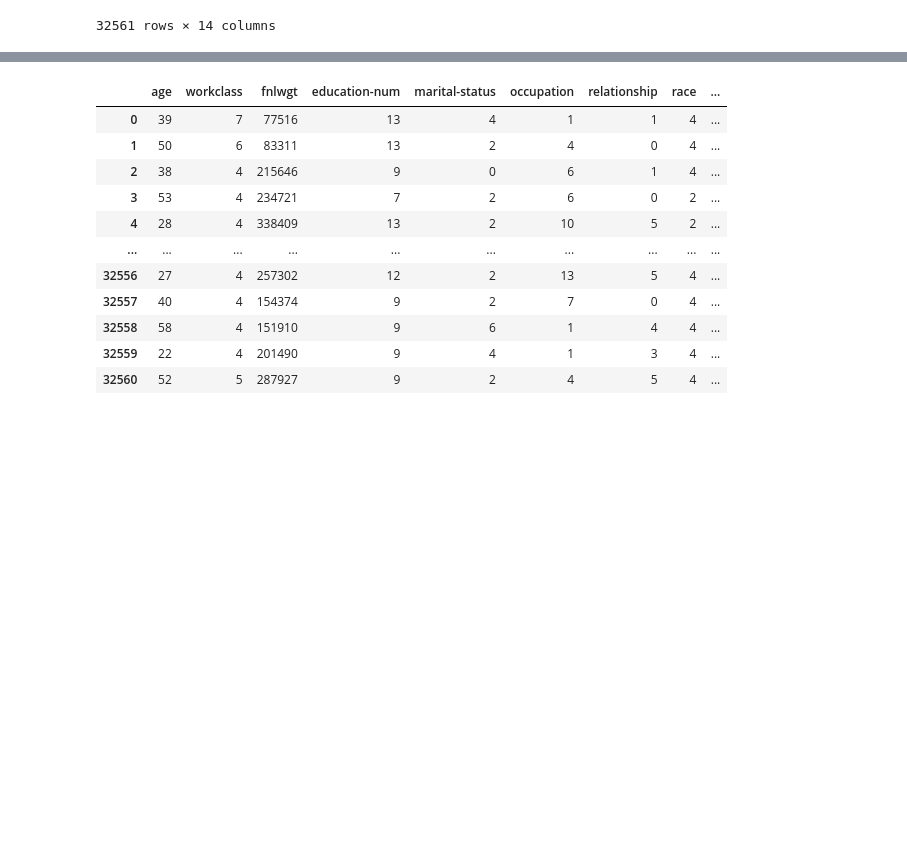
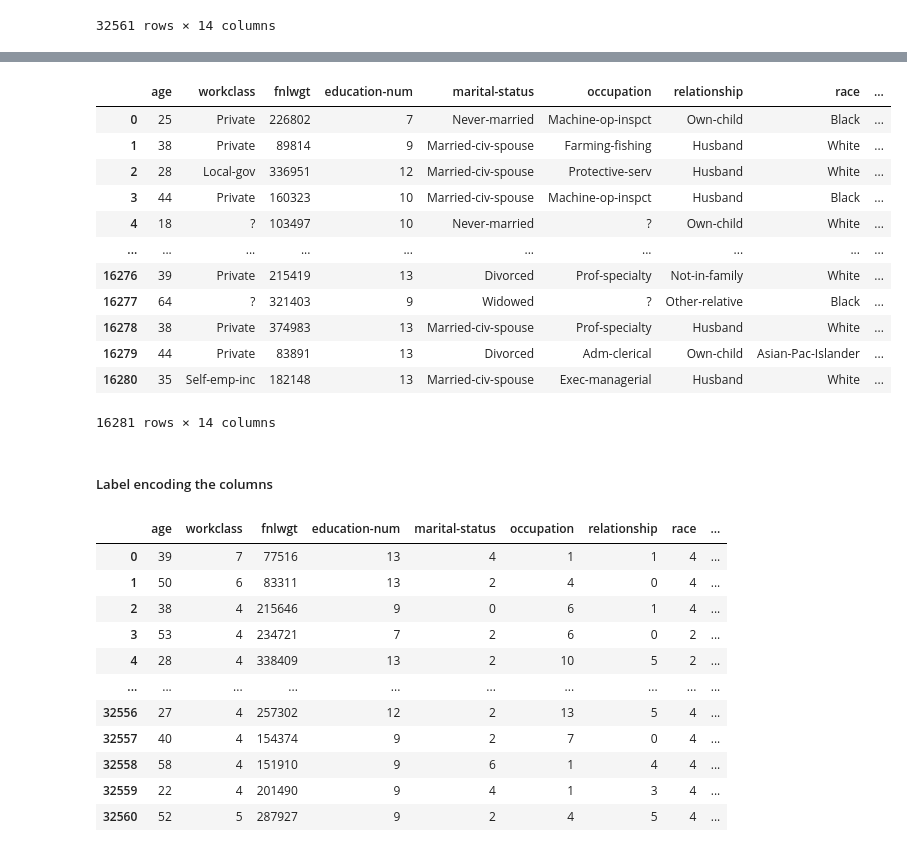
Before and after one commit to ChathurangaMMP/Data-team-ML-challenge, a Jupyter notebook: notebook_1.ipynb, the cells around one changed output, grey strips where cells are left out. Drawn from its saved outputs; the diff is of its cells as text; code cells hidden in the pictures; blank space fills up the shorter version.

```diff
--- a/notebook_1.ipynb
+++ b/notebook_1.ipynb
@@ -184,3 +299,22 @@ class MultiColumnLabelEncoder:
+# %%
+test_data = test_data.drop('education', axis=1)
+test_data
+# %% [output]
+|  | age | workclass | fnlwgt | education-num | marital-status | occupation | relationship | race | ... |
+| 0 | 25 | Private | 226802 | 7 | Never-married | Machine-op-inspct | Own-child | Black | ... |
+| 1 | 38 | Private | 89814 | 9 | Married-civ-spouse | Farming-fishing | Husband | White | ... |
+| 2 | 28 | Local-gov | 336951 | 12 | Married-civ-spouse | Protective-serv | Husband | White | ... |
+| 3 | 44 | Private | 160323 | 10 | Married-civ-spouse | Machine-op-inspct | Husband | Black | ... |
+| 4 | 18 | ? | 103497 | 10 | Never-married | ? | Own-child | White | ... |
+| ... | ... | ... | ... | ... | ... | ... | ... | ... | ... |
+| 16276 | 39 | Private | 215419 | 13 | Divorced | Prof-specialty | Not-in-family | White | ... |
+| 16277 | 64 | ? | 321403 | 9 | Widowed | ? | Other-relative | Black | ... |
+| 16278 | 38 | Private | 374983 | 13 | Married-civ-spouse | Prof-specialty | Husband | White | ... |
+| 16279 | 44 | Private | 83891 | 13 | Divorced | Adm-clerical | Own-child | Asian-Pac-Islander | ... |
+| 16280 | 35 | Self-emp-inc | 182148 | 13 | Married-civ-spouse | Exec-managerial | Husband | White | ... |
+16281 rows × 14 columns
+# %% [markdown]
+##### Label encoding the columns
 # %%
 encoding_columns = ['workclass', 'marital-status', 'occupation', 'relationship', 'race', 'sex', 'native-country', '>50K, <=50K']
 multicolumn_encorder = MultiColumnLabelEncoder(columns=encoding_columns)
```
Also changed, not shown: parts of 27 cells of this notebook, 1 other file.
